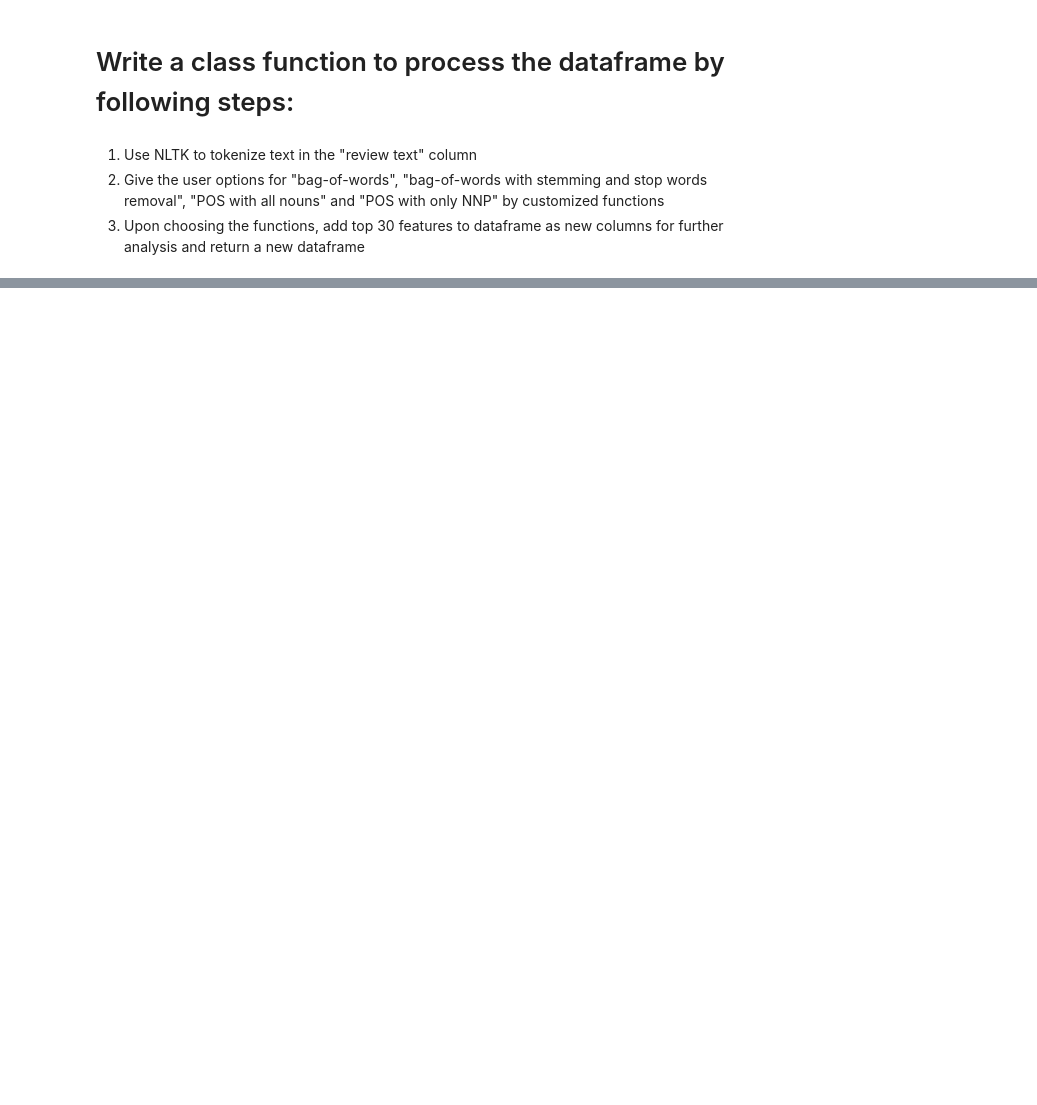
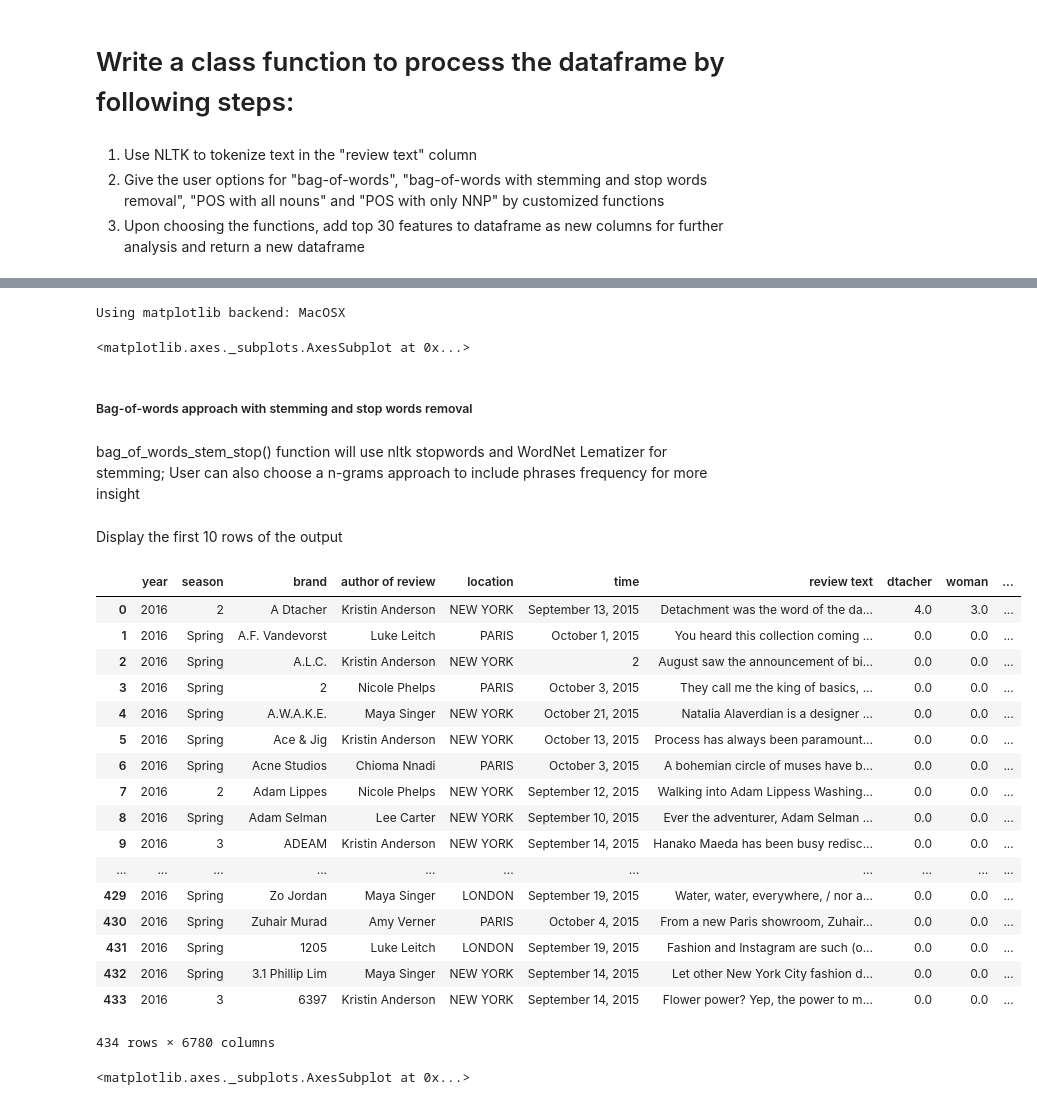
Before and after one commit to maxwelllee54/TextAnalytics, a Jupyter notebook: Assgn2.ipynb, the cells around one changed output, grey strips where cells are left out. Saved outputs shown, nothing was run; the diff lists cells and outputs as text; code cells hidden in the pictures; blank space fills up the shorter version.

```diff
--- a/Assgn2.ipynb
+++ b/Assgn2.ipynb
@@ -49,0 +134,3 @@ class reviewAnalyzer():
+# %%
+# input the data to initiate the class function
+analyzer = reviewAnalyzer(df)
@@ -49,0 +160,39 @@ class reviewAnalyzer():
+# %%
+%matplotlib
+simple_bags.iloc[:, 7:].sum().sort_values(ascending=False)[:30].plot(kind='bar', title='Words Frequency with Simple Bag of Words Approach')
+# %% [output]
+Using matplotlib backend: MacOSX
+<matplotlib.axes._subplots.AxesSubplot at 0x...>
+# %% [markdown]
+##### Bag-of-words approach with stemming and stop words removal
+# %% [markdown]
+bag_of_words_stem_stop() function will use nltk stopwords and WordNet Lematizer for stemming; User can also choose a n-grams approach to include phrases frequency for more insight
+# %%
+bagWords = analyzer.bag_of_words_stem_stop()
+# %% [markdown]
+Display the first 10 rows of the output
+# %%
+bagWords.head(10)
+# %% [output]
+|  | year | season | brand | author of review | location | time | review text | dtacher | woman | ... |
+| 0 | 2016 | 2 | A Dtacher | Kristin Anderson | NEW YORK | September 13, 2015 | Detachment was the word of the da... | 4.0 | 3.0 | ... |
+| 1 | 2016 | Spring | A.F. Vandevorst | Luke Leitch | PARIS | October 1, 2015 | You heard this collection coming ... | 0.0 | 0.0 | ... |
+| 2 | 2016 | Spring | A.L.C. | Kristin Anderson | NEW YORK | 2 | August saw the announcement of bi... | 0.0 | 0.0 | ... |
+| 3 | 2016 | Spring | 2 | Nicole Phelps | PARIS | October 3, 2015 | They call me the king of basics, ... | 0.0 | 0.0 | ... |
+| 4 | 2016 | Spring | A.W.A.K.E. | Maya Singer | NEW YORK | October 21, 2015 | Natalia Alaverdian is a designer ... | 0.0 | 0.0 | ... |
+| 5 | 2016 | Spring | Ace & Jig | Kristin Anderson | NEW YORK | October 13, 2015 | Process has always been paramount... | 0.0 | 0.0 | ... |
+| 6 | 2016 | Spring | Acne Studios | Chioma Nnadi | PARIS | October 3, 2015 | A bohemian circle of muses have b... | 0.0 | 0.0 | ... |
+| 7 | 2016 | 2 | Adam Lippes | Nicole Phelps | NEW YORK | September 12, 2015 | Walking into Adam Lippess Washing... | 0.0 | 0.0 | ... |
+| 8 | 2016 | Spring | Adam Selman | Lee Carter | NEW YORK | September 10, 2015 | Ever the adventurer, Adam Selman ... | 0.0 | 0.0 | ... |
+| 9 | 2016 | 3 | ADEAM | Kristin Anderson | NEW YORK | September 14, 2015 | Hanako Maeda has been busy redisc... | 0.0 | 0.0 | ... |
+| ... | ... | ... | ... | ... | ... | ... | ... | ... | ... | ... |
+| 429 | 2016 | Spring | Zo Jordan | Maya Singer | LONDON | September 19, 2015 | Water, water, everywhere, / nor a... | 0.0 | 0.0 | ... |
+| 430 | 2016 | Spring | Zuhair Murad | Amy Verner | PARIS | October 4, 2015 | From a new Paris showroom, Zuhair... | 0.0 | 0.0 | ... |
+| 431 | 2016 | Spring | 1205 | Luke Leitch | LONDON | September 19, 2015 | Fashion and Instagram are such (o... | 0.0 | 0.0 | ... |
+| 432 | 2016 | Spring | 3.1 Phillip Lim | Maya Singer | NEW YORK | September 14, 2015 | Let other New York City fashion d... | 0.0 | 0.0 | ... |
+| 433 | 2016 | 3 | 6397 | Kristin Anderson | NEW YORK | September 14, 2015 | Flower power? Yep, the power to m... | 0.0 | 0.0 | ... |
+434 rows × 6780 columns
+# %%
+bagWords.iloc[:, 7:].sum().sort_values(ascending=False)[:30].plot(kind='bar', title='Words Frequen')
+# %% [output]
+<matplotlib.axes._subplots.AxesSubplot at 0x...>
```
Also changed, not shown: parts of 10 cells of this notebook.
